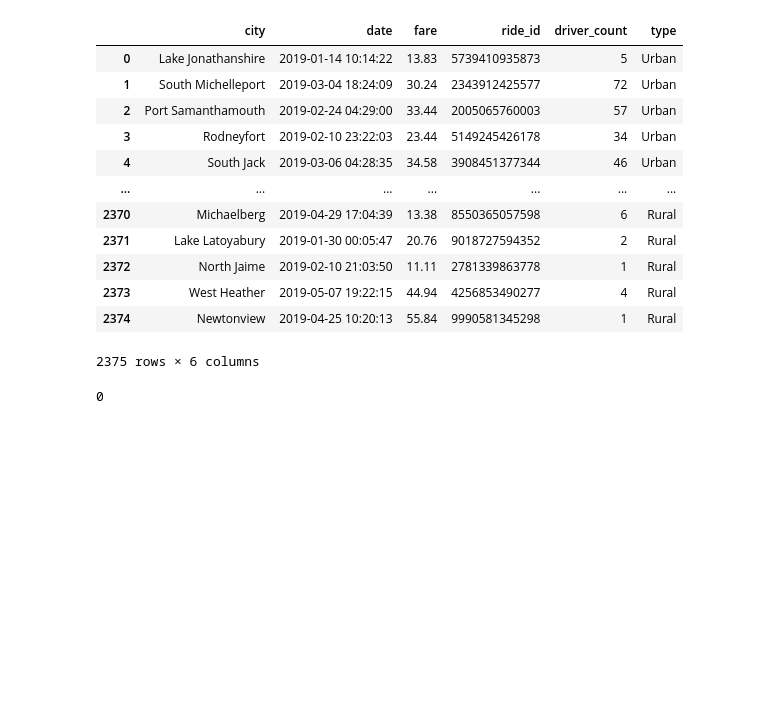
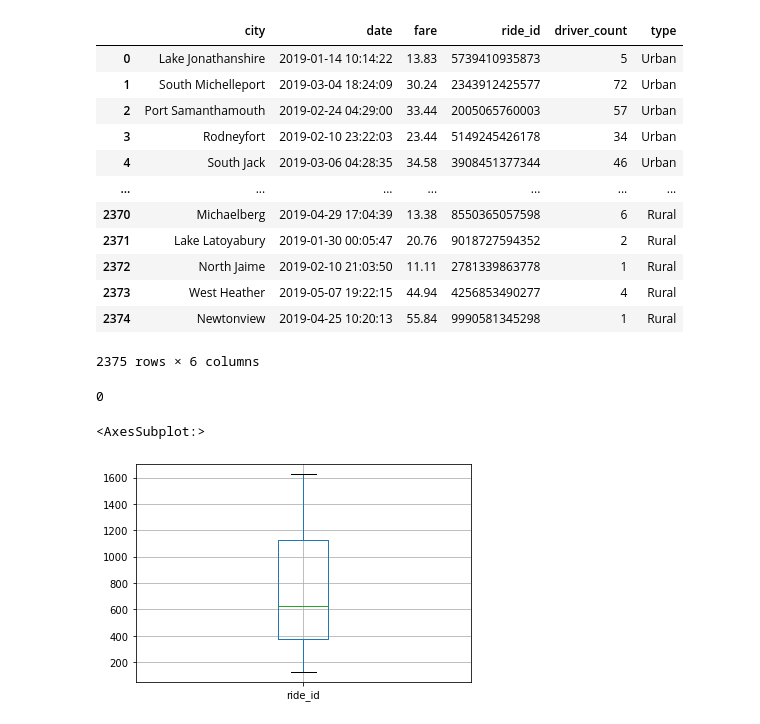
Before and after one commit to sag7221/PyBer_Analysis, a Jupyter notebook: pyber_ride_practice.ipynb, the cells around one changed output. Cells and saved outputs as stored; diff of their text form; code cells hidden in the pictures; blank space fills up the shorter version.

Commit message:
with charts

```diff
--- a/pyber_ride_practice.ipynb
+++ b/pyber_ride_practice.ipynb
@@ -109,3 +109,11 @@ pyber_data_df
 pyber_data_df.duplicated().sum()
 # %% [output]
 0
+# %%
+total_ride_count_df = pyber_data_df.groupby(["type"])[["ride_id"]].count()
+total_ride_count_df
+total_ride_count_df.boxplot(column=['ride_id'])
+plt.
+# %% [output]
+<AxesSubplot:>
+[figure, added]
```
Also changed, not shown: parts of 6 cells of this notebook.
